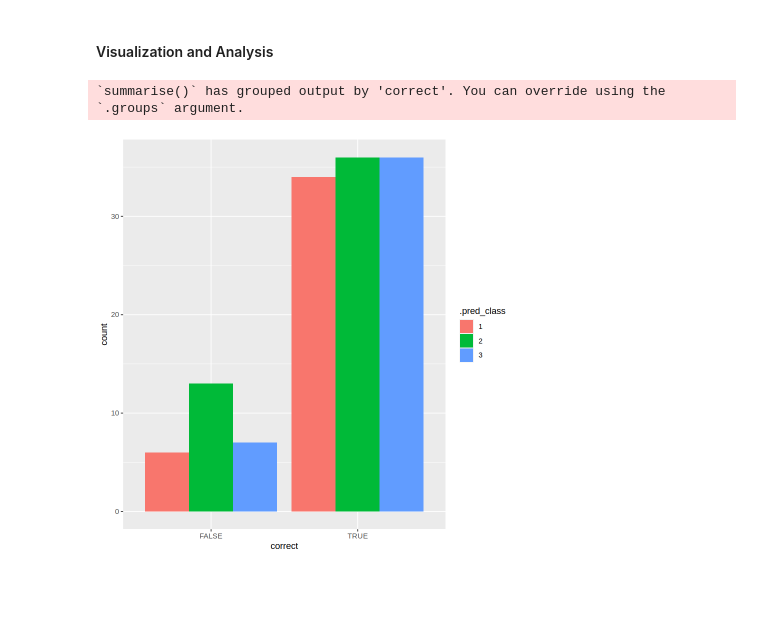
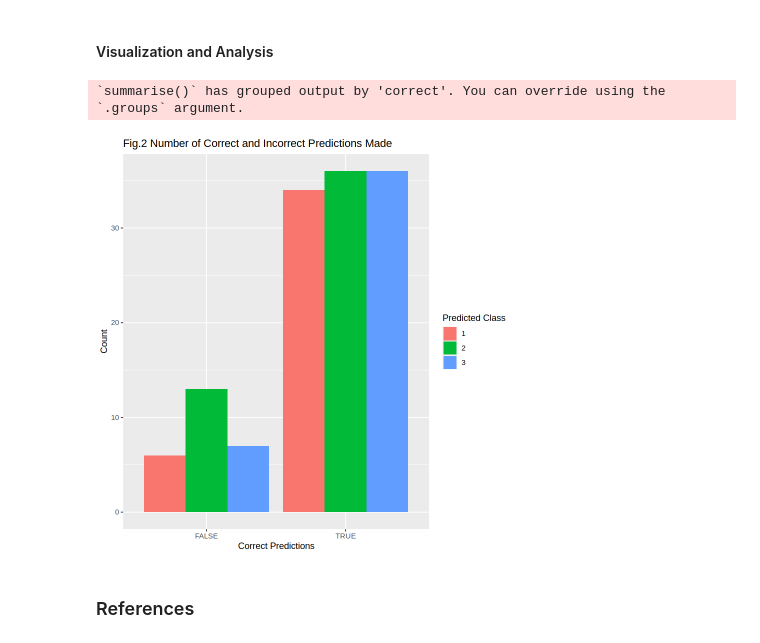
Before and after one commit to wonha0620/dsci_100_proj, a Jupyter notebook: Group Project.ipynb, the cells around one changed output. Saved outputs shown, nothing was run; the diff lists cells and outputs as text; code cells hidden in the pictures; blank space fills up the shorter version.

Commit message:
Added reference and Intro
It also seems we need to put the method section into whole English paragraphs (from the rubric)...

```diff
--- a/Group Project.ipynb
+++ b/Group Project.ipynb
@@ -240,17 +257,21 @@ Our model seems to be able to predict accurately 80% of the time. We do deeper a
 # %% [markdown]
 #### Visualization and Analysis
 # %%
+#We create the dataframe with predicted results, count the ones that are correctly predicted
 health_predictions_clean <- health_predictions |>
     select(.pred_class, fetal_health) |>
     mutate(correct = (.pred_class == fetal_health)) |>
     group_by(correct, .pred_class) |>
     summarize(count = n())
-
+#We use bar graph to visualize the correct and incorrect predictions.
 health_predictions_plot <- ggplot(health_predictions_clean, aes(x = correct, y = count, fill = .pred_class)) +
-    geom_bar(stat = "identity", position = "dodge")
+    geom_bar(stat = "identity", position = "dodge")+labs(x="Correct Predictions",y="Count",fill="Predicted Class")+
+    ggtitle("Fig.2 Number of Correct and Incorrect Predictions Made")
 
 health_predictions_plot
 # %% [output]
 `summarise()` has grouped output by 'correct'. You can override using the
 `.groups` argument.
-[figure, old version]
+[figure, new version]
+# %% [markdown]
+### References
```
Also changed, not shown: parts of 11 cells of this notebook.
